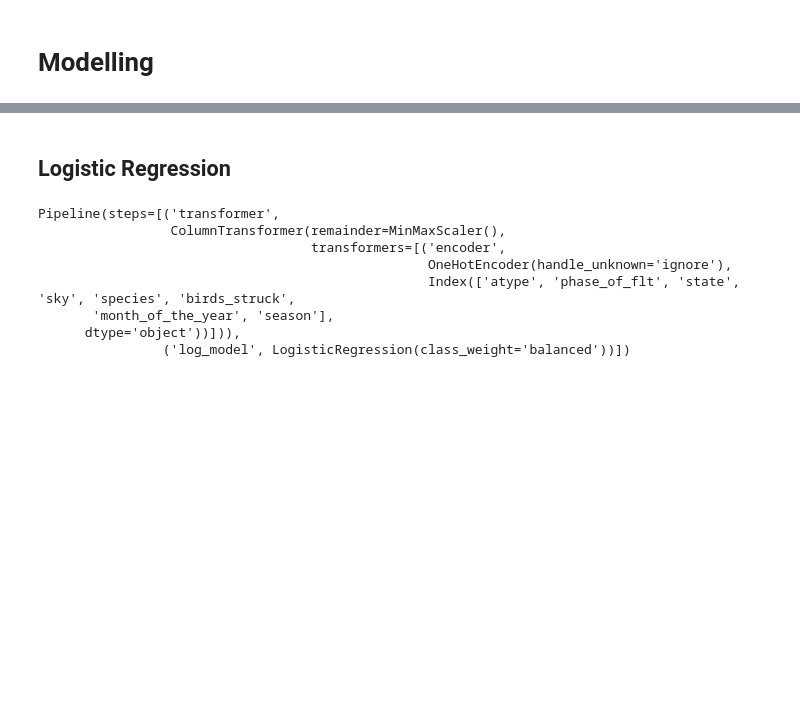
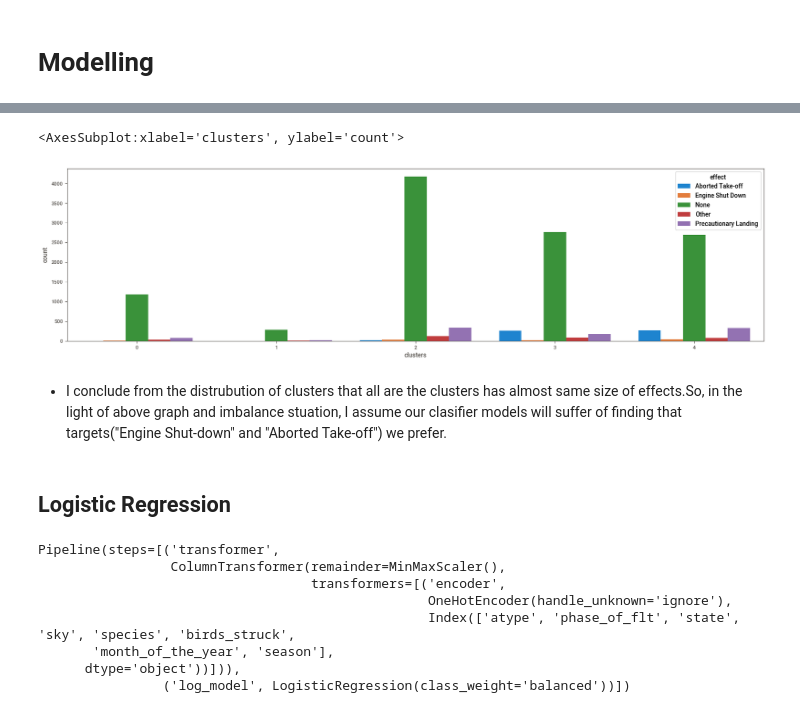
Before and after one commit to 0MADCAT0/ML_Projects, a Jupyter notebook: Bird_Strike_Effects/ML_Phase_1.ipynb, the cells around one changed output, grey strips where cells are left out. Drawn from its saved outputs; the diff is of its cells as text; code cells hidden in the pictures; blank space fills up the shorter version.

```diff
--- a/Bird_Strike_Effects/ML_Phase_1.ipynb
+++ b/Bird_Strike_Effects/ML_Phase_1.ipynb
@@ -188,0 +234,9 @@ ordinal_transformer = ColumnTransformer(
+# %%
+kprototype = KPrototypes(n_jobs = -1, n_clusters = 5, init = 'Huang', random_state = 0)
+clusters = kprototype.fit_predict(X_cluster, categorical = list(range(2,10)))
+# %%
+df_cluster = df.copy()
+# %%
+df_cluster["clusters"] = clusters
+
+df_cluster.sample(10)
@@ -188,0 +255,3 @@ ordinal_transformer = ColumnTransformer(
+# %%
+df_cluster.clusters = df_cluster.clusters.astype("int32")
+df_cluster.info()
@@ -189,3 +298,11 @@ ordinal_transformer = ColumnTransformer(
+# %%
+plt.figure(figsize=(20,5))
+sns.countplot(data=df_cluster, x= "clusters", hue="effect")
+# %% [output]
+<AxesSubplot:xlabel='clusters', ylabel='count'>
+[figure, added]
+# %% [markdown]
+* I conclude from the distrubution of clusters that all are the clusters has almost same size of effects.So, in the light of above graph and imbalance stuation, I assume our clasifier models will suffer of finding that targets("Engine Shut-down" and "Aborted Take-off") we prefer.
 # %% [markdown]
 ## Logistic Regression
 # %%
```
Also changed, not shown: parts of 25 cells of this notebook, 3 other files.
